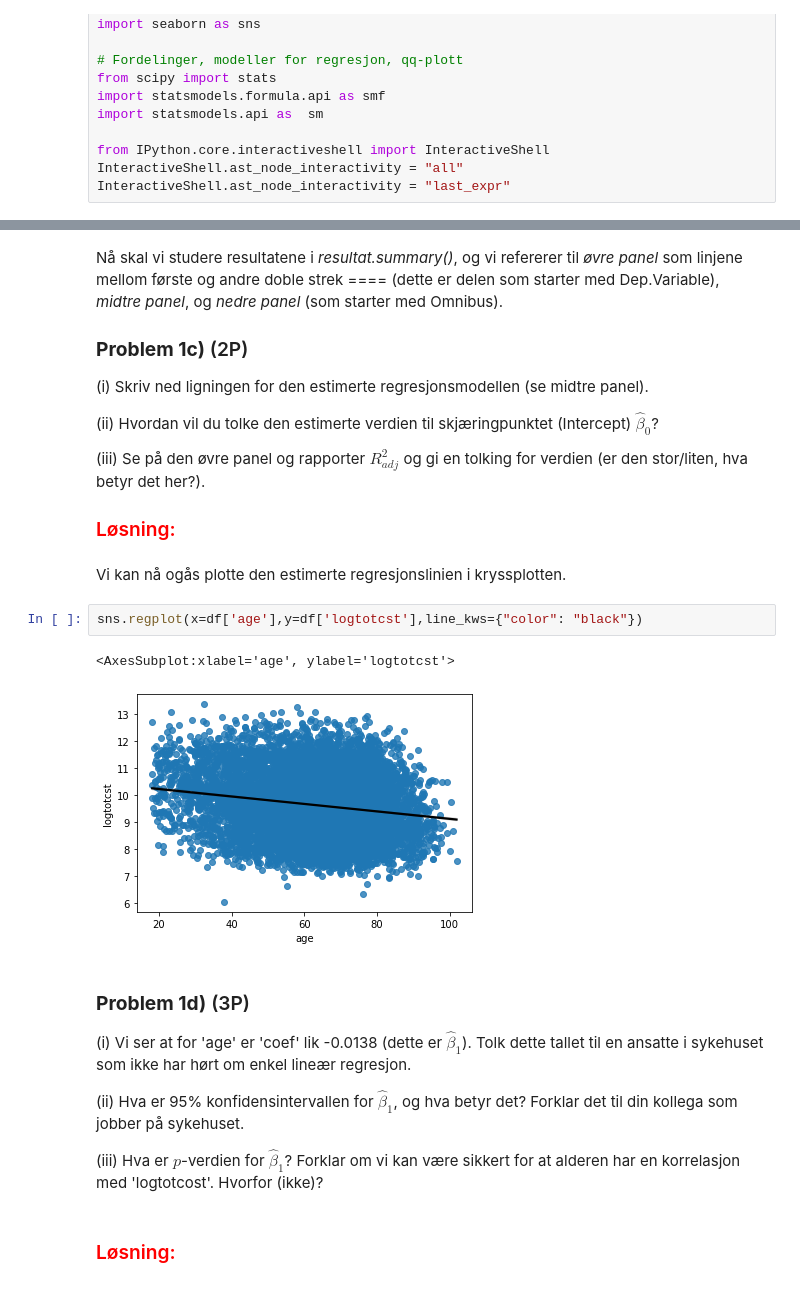
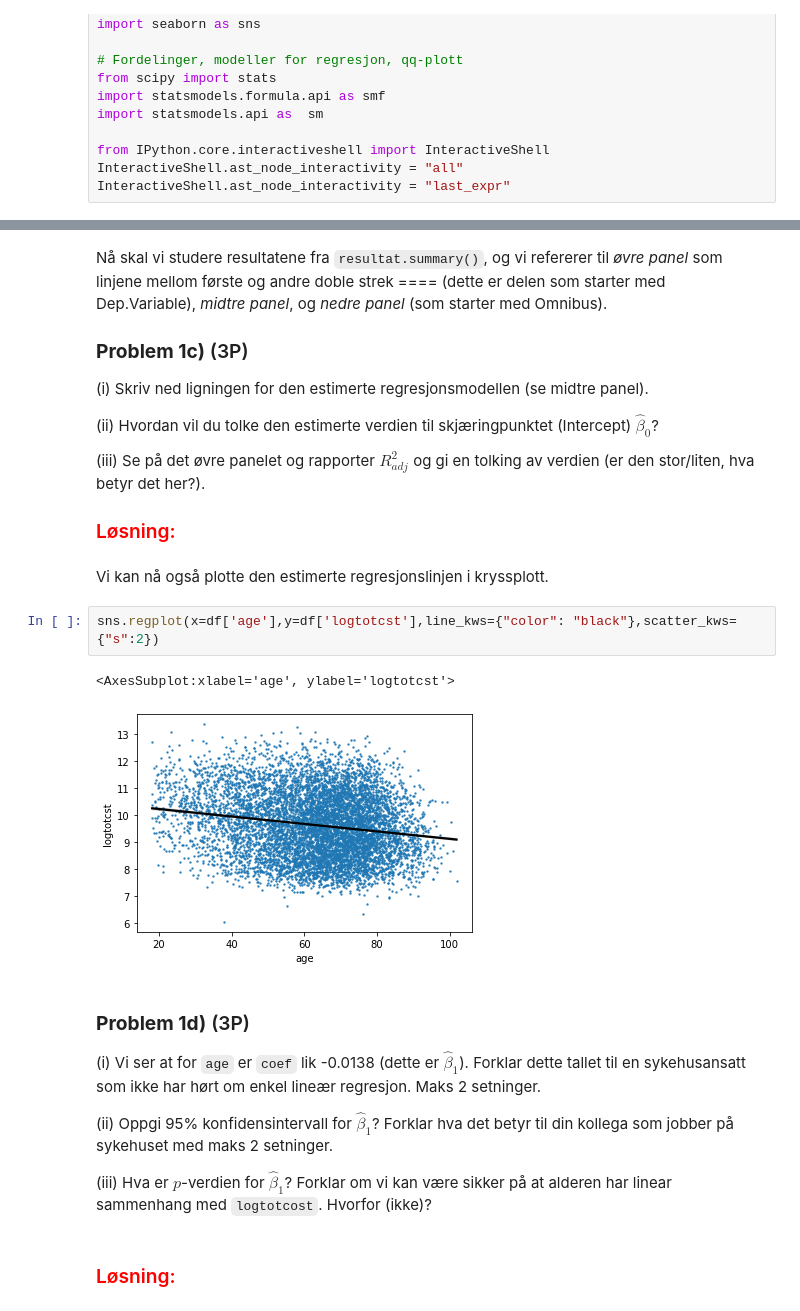
Before and after one commit to stefaniemuff/ISTx1003, a Jupyter notebook: Prosjekt2021/Prosjekt1003_2021.ipynb, the cells around one changed output, grey strips where cells are left out. Cells and saved outputs as stored; diff of their text form.

```diff
--- a/Prosjekt2021/Prosjekt1003_2021.ipynb
+++ b/Prosjekt2021/Prosjekt1003_2021.ipynb
@@ -233,33 +247,33 @@ Covariance Type:            nonrobust
 Notes:
 [1] Standard Errors assume that the covariance matrix of the errors is correctly specified.
 # %% [markdown]
-Nå skal vi studere resultatene i *resultat.summary()*, og vi refererer til *øvre panel* som linjene mellom første og andre doble strek ==== (dette er delen som starter med Dep.Variable), *midtre panel*, og *nedre panel* (som starter med Omnibus).
+Nå skal vi studere resultatene fra `resultat.summary()`, og vi refererer til *øvre panel* som linjene mellom første og andre doble strek ==== (dette er delen som starter med Dep.Variable), *midtre panel*, og *nedre panel* (som starter med Omnibus).
 
-### **Problem 1c)** (2P)
+### **Problem 1c)** (3P)
 
    (i) Skriv ned ligningen for den estimerte regresjonsmodellen (se midtre panel).
 
    (ii) Hvordan vil du tolke den estimerte verdien til skjæringpunktet (Intercept) $\hat{\beta}_0$?
 
-   (iii) Se på den øvre panel og rapporter $R^2_{adj}$ og gi en tolking for verdien (er den stor/liten, hva betyr det her?).
+   (iii) Se på det øvre panelet og rapporter $R^2_{adj}$ og gi en tolking av verdien (er den stor/liten, hva betyr det her?).
 
 
 ###   <font color='red'>Løsning:</font>
 # %% [markdown]
- Vi kan nå ogås plotte den estimerte regresjonslinien i kryssplotten.
+ Vi kan nå også plotte den estimerte regresjonslinjen i kryssplott.
 # %%
-sns.regplot(x=df['age'],y=df['logtotcst'],line_kws={"color": "black"})
+sns.regplot(x=df['age'],y=df['logtotcst'],line_kws={"color": "black"},scatter_kws={"s":2})
 # %% [output]
 <AxesSubplot:xlabel='age', ylabel='logtotcst'>
-[figure, old version]
+[figure, new version]
 # %% [markdown]
 ### **Problem 1d)** (3P)
 
- (i) Vi ser at for 'age' er 'coef' lik -0.0138 (dette er $\hat\beta_1$). Tolk dette tallet til en ansatte i sykehuset som ikke har hørt om enkel lineær regresjon.
+ (i) Vi ser at for `age` er `coef` lik -0.0138 (dette er $\hat\beta_1$). Forklar dette tallet til en sykehusansatt som ikke har hørt om enkel lineær regresjon. Maks 2 setninger.
 
- (ii) Hva er 95% konfidensintervallen for $\hat\beta_{1}$, og hva betyr det? Forklar det til din kollega som jobber på sykehuset.
+ (ii) Oppgi 95% konfidensintervall for $\hat\beta_{1}$? Forklar hva det betyr til din kollega som jobber på sykehuset med maks 2 setninger.
 
- (iii) Hva er $p$-verdien for $\hat\beta_{1}$? Forklar om vi kan være sikkert for at alderen har en korrelasjon med 'logtotcost'. Hvorfor (ikke)?
+ (iii) Hva er $p$-verdien for $\hat\beta_{1}$? Forklar om vi kan være sikker på at alderen har linear sammenhang med `logtotcost`. Hvorfor (ikke)?
 # %% [markdown]
 ###   <font color='red'>Løsning:</font>
 # %% [markdown]
```
Also changed, not shown: parts of 65 cells of this notebook.
